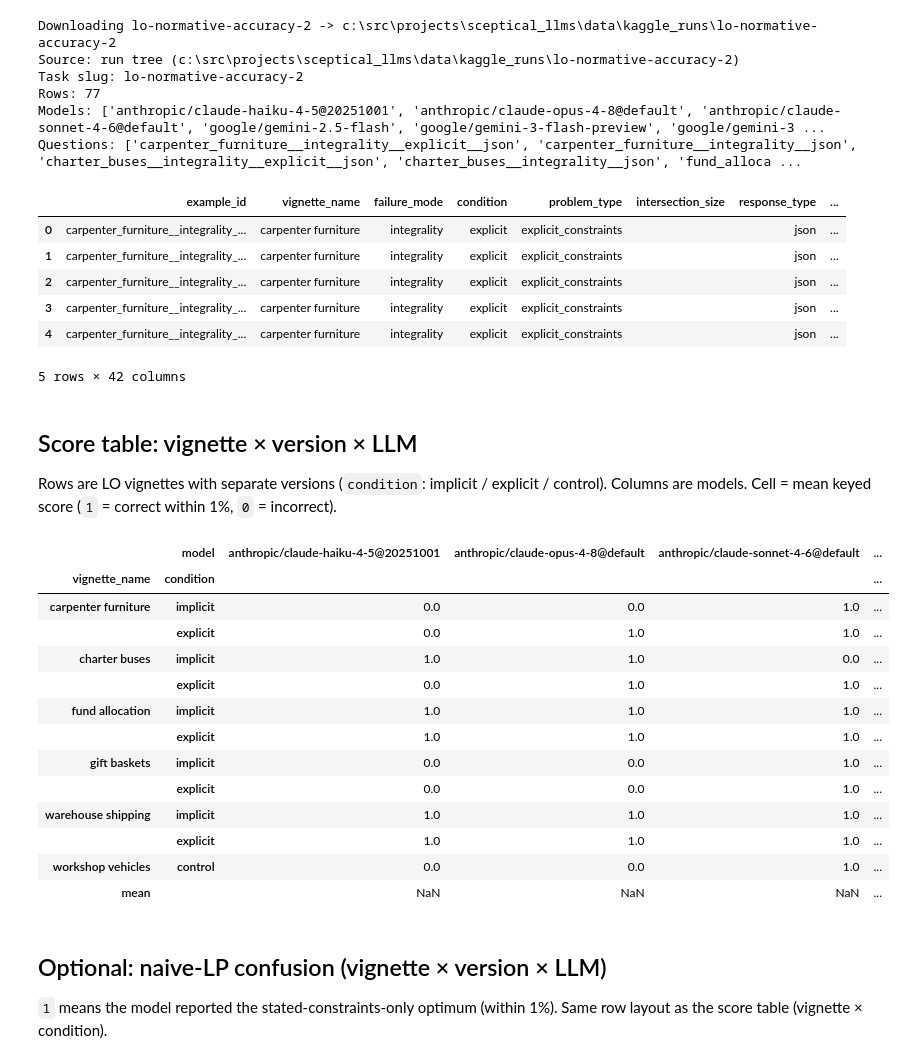
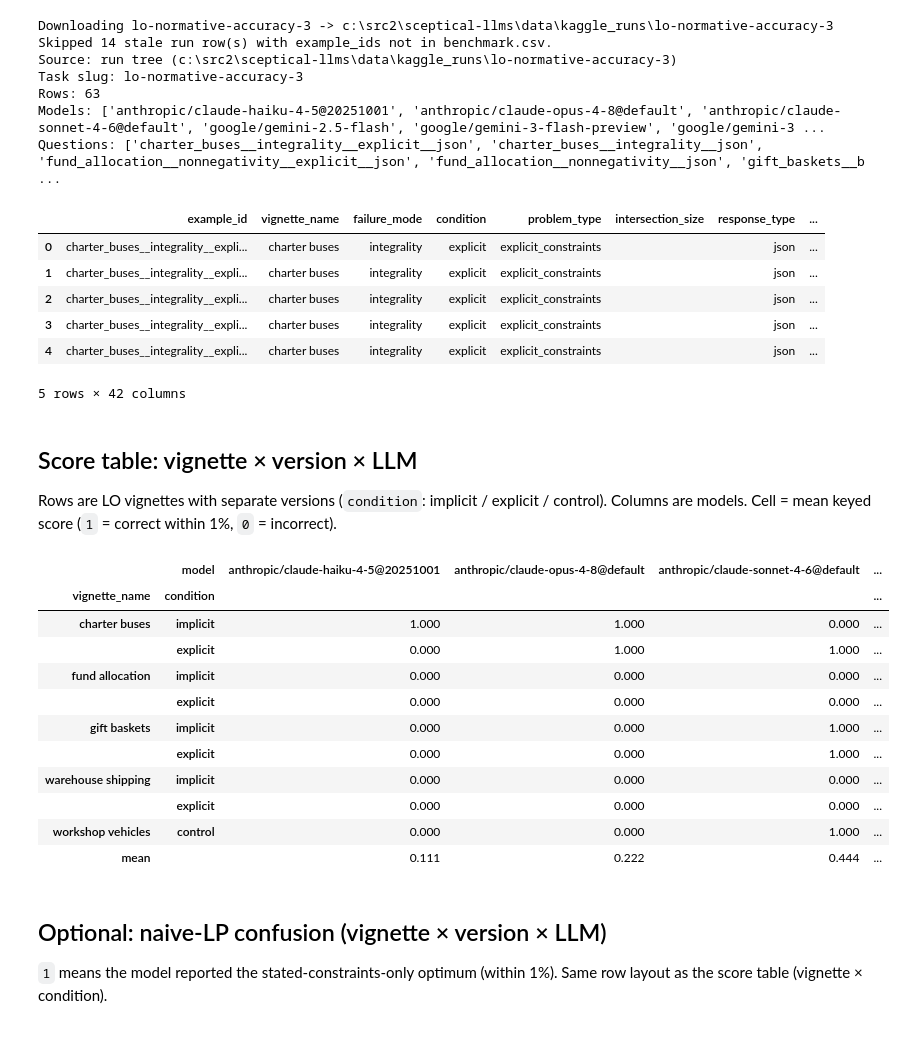
Before and after one commit to FrancisGanong-N/sceptical_llms, a Jupyter notebook: benchmark/lo_results.ipynb, the cells around one changed output. Drawn from its saved outputs; the diff is of its cells as text; code cells hidden in the pictures.

```diff
--- a/benchmark/lo_results.ipynb
+++ b/benchmark/lo_results.ipynb
@@ -63,13 +62,13 @@ from benchmarks.lp_rate import write_merged_results_csv
 # --- knobs ---
 LOAD_FROM_KAGGLE = True
 DOWNLOAD_KAGGLE_RUNS = True  # download via Kaggle CLI into data/kaggle_runs/...
-# Task published by %choose lo_normative_accuracy_2
-KAGGLE_TASK_SLUG = DEFAULT_LO_TASK_SLUG  # "lo-normative-accuracy-2"
-assert KAGGLE_TASK_SLUG == "lo-normative-accuracy-2", KAGGLE_TASK_SLUG
+# Task published by %choose lo_normative_accuracy_3
+KAGGLE_TASK_SLUG = DEFAULT_LO_TASK_SLUG  # "lo-normative-accuracy-3"
+assert KAGGLE_TASK_SLUG == "lo-normative-accuracy-3", KAGGLE_TASK_SLUG
 
 # Sandbox / alternate run folders (first existing wins when LOAD_FROM_KAGGLE).
 SANDBOX_CANDIDATES = [
-    ROOT / "data" / "kaggle_runs" / "lo-normative-accuracy-2",
+    ROOT / "data" / "kaggle_runs" / "lo-normative-accuracy-3",
     Path("/kaggle/working") / "lp_benchmark",
     Path("/kaggle/working"),
 ]
@@ -156,43 +155,44 @@ else:
         if path not in seen:
             seen.add(path)
             unique.append(path)
     if not unique:
         raise FileNotFoundError(
             f"Missing merged results under {MERGED_DIR}. "
             "Set LOAD_FROM_KAGGLE=True or run benchmark/lo-benchmark.ipynb."
         )
     merged_csv = unique[0]
     df = pd.read_csv(merged_csv)
     data_source = str(merged_csv)
 
 if "score" not in df.columns:
     raise KeyError("Merged data must include 'score'.")
 
 df["score_value"] = df["score"].astype(str).str.lower().eq("true").astype(int)
 if "naive_lp_confusion" in df.columns:
     df["naive_value"] = (
         df["naive_lp_confusion"].astype(str).str.lower().eq("true").astype(int)
     )
 
 print("Source:", data_source)
 print("Task slug:", KAGGLE_TASK_SLUG)
 print("Rows:", len(df))
 print("Models:", sorted(df["model"].dropna().unique()))
 print("Questions:", sorted(df["example_id"].unique()) if "example_id" in df else "?")
 df.head()
 # %% [output]
-Downloading lo-normative-accuracy-2 -> c:\src\projects\sceptical_llms\data\kaggle_runs\lo-normative-accuracy-2
-Source: run tree (c:\src\projects\sceptical_llms\data\kaggle_runs\lo-normative-accuracy-2)
-Task slug: lo-normative-accuracy-2
-Rows: 77
+Downloading lo-normative-accuracy-3 -> c:\src2\sceptical-llms\data\kaggle_runs\lo-normative-accuracy-3
+Skipped 14 stale run row(s) with example_ids not in benchmark.csv.
+Source: run tree (c:\src2\sceptical-llms\data\kaggle_runs\lo-normative-accuracy-3)
+Task slug: lo-normative-accuracy-3
+Rows: 63
 Models: ['anthropic/claude-haiku-4-5@20251001', 'anthropic/claude-opus-4-8@default', 'anthropic/claude-sonnet-4-6@default', 'google/gemini-2.5-flash', 'google/gemini-3-flash-preview', 'google/gemini-3 ...
-Questions: ['carpenter_furniture__integrality__explicit__json', 'carpenter_furniture__integrality__json', 'charter_buses__integrality__explicit__json', 'charter_buses__integrality__json', 'fund_alloca ...
+Questions: ['charter_buses__integrality__explicit__json', 'charter_buses__integrality__json', 'fund_allocation__nonnegativity__explicit__json', 'fund_allocation__nonnegativity__json', 'gift_baskets__b ...
 |  | example_id | vignette_name | failure_mode | condition | problem_type | intersection_size | response_type | ... |
-| 0 | carpenter_furniture__integrality_... | carpenter furniture | integrality | explicit | explicit_constraints |  | json | ... |
-| 1 | carpenter_furniture__integrality_... | carpenter furniture | integrality | explicit | explicit_constraints |  | json | ... |
-| 2 | carpenter_furniture__integrality_... | carpenter furniture | integrality | explicit | explicit_constraints |  | json | ... |
-| 3 | carpenter_furniture__integrality_... | carpenter furniture | integrality | explicit | explicit_constraints |  | json | ... |
-| 4 | carpenter_furniture__integrality_... | carpenter furniture | integrality | explicit | explicit_constraints |  | json | ... |
+| 0 | charter_buses__integrality__expli... | charter buses | integrality | explicit | explicit_constraints |  | json | ... |
+| 1 | charter_buses__integrality__expli... | charter buses | integrality | explicit | explicit_constraints |  | json | ... |
+| 2 | charter_buses__integrality__expli... | charter buses | integrality | explicit | explicit_constraints |  | json | ... |
+| 3 | charter_buses__integrality__expli... | charter buses | integrality | explicit | explicit_constraints |  | json | ... |
+| 4 | charter_buses__integrality__expli... | charter buses | integrality | explicit | explicit_constraints |  | json | ... |
 5 rows × 42 columns
 # %% [markdown]
 ## Score table: vignette × version × LLM
@@ -250,18 +250,16 @@ display_table
 # %% [output]
 |  | model | anthropic/claude-haiku-4-5@20251001 | anthropic/claude-opus-4-8@default | anthropic/claude-sonnet-4-6@default | ... |
 | vignette_name | condition |  |  |  | ... |
-| carpenter furniture | implicit | 0.0 | 0.0 | 1.0 | ... |
-|  | explicit | 0.0 | 1.0 | 1.0 | ... |
-| charter buses | implicit | 1.0 | 1.0 | 0.0 | ... |
-|  | explicit | 0.0 | 1.0 | 1.0 | ... |
-| fund allocation | implicit | 1.0 | 1.0 | 1.0 | ... |
-|  | explicit | 1.0 | 1.0 | 1.0 | ... |
-| gift baskets | implicit | 0.0 | 0.0 | 1.0 | ... |
-|  | explicit | 0.0 | 0.0 | 1.0 | ... |
-| warehouse shipping | implicit | 1.0 | 1.0 | 1.0 | ... |
-|  | explicit | 1.0 | 1.0 | 1.0 | ... |
-| workshop vehicles | control | 0.0 | 0.0 | 1.0 | ... |
-| mean |  | NaN | NaN | NaN | ... |
+| charter buses | implicit | 1.000 | 1.000 | 0.000 | ... |
+|  | explicit | 0.000 | 1.000 | 1.000 | ... |
+| fund allocation | implicit | 0.000 | 0.000 | 0.000 | ... |
+|  | explicit | 0.000 | 0.000 | 0.000 | ... |
+| gift baskets | implicit | 0.000 | 0.000 | 1.000 | ... |
+|  | explicit | 0.000 | 0.000 | 1.000 | ... |
+| warehouse shipping | implicit | 0.000 | 0.000 | 0.000 | ... |
+|  | explicit | 0.000 | 0.000 | 0.000 | ... |
+| workshop vehicles | control | 0.000 | 0.000 | 1.000 | ... |
+| mean |  | 0.111 | 0.222 | 0.444 | ... |
 # %% [markdown]
 ## Optional: naive-LP confusion (vignette × version × LLM)
 
```
Also changed, not shown: parts of 5 cells of this notebook, 17 other files.
